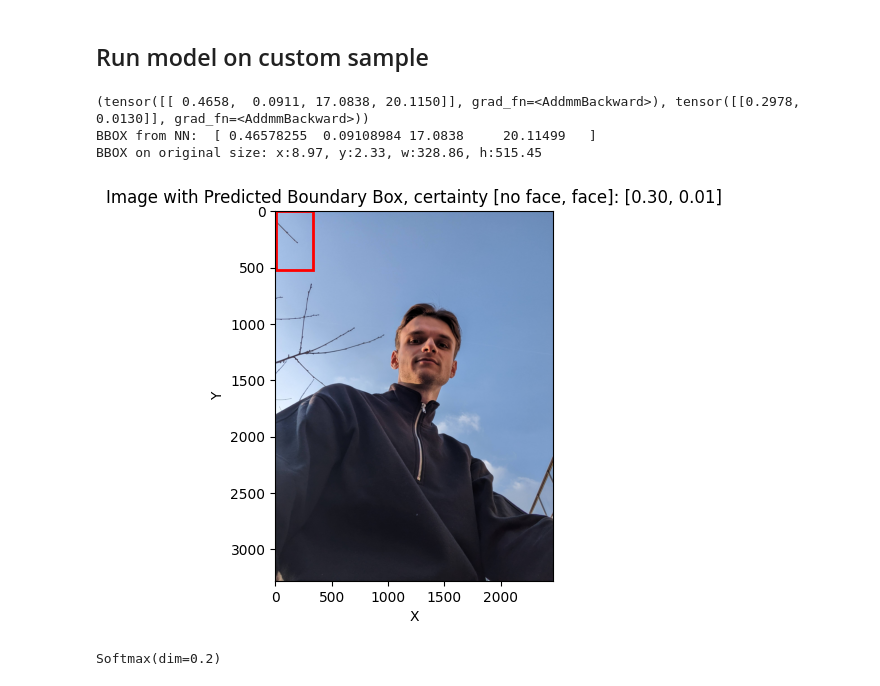
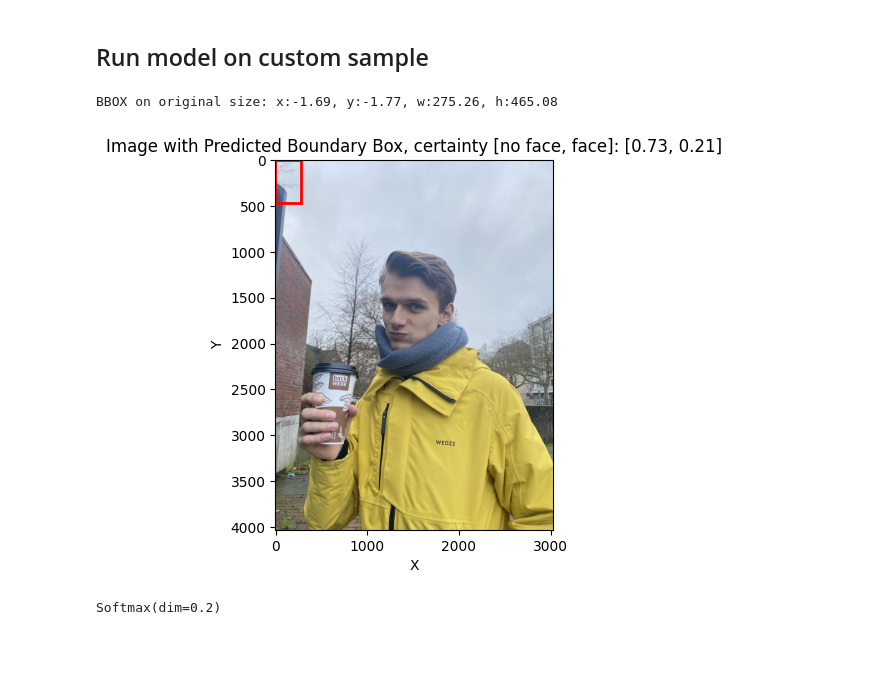
Before and after one commit to lionnus/MAX78000-Face-Detection, a Jupyter notebook: pytorch_face_detection.ipynb, the cells around one changed output. Saved outputs shown, nothing was run; the diff lists cells and outputs as text; code cells hidden in the pictures; blank space fills up the shorter version.

```diff
--- a/pytorch_face_detection.ipynb
+++ b/pytorch_face_detection.ipynb
@@ -992,68 +988,69 @@ torch.save(model.state_dict(), new_model_path)
 # %% [markdown]
 ## Run model on custom sample
 # %%
-# open the saved pytorch model.pth on cpu
+from PIL import Image, ImageOps
+
+# Set the device (CPU or GPU)
+device = torch.device("cuda" if torch.cuda.is_available() else "cpu")
+
+# Load the model
 model = WIDERFaceONet()
-# model = WIDERFaceNet()
-model.load_state_dict(torch.load("models/WIDERFaceONet10.pth",map_location="cpu"))
-#model_path_ai8x="../Exercise8/ai8x-training/logs/2023.05.23-134755/best.pth.tar"
-#model.load_state_dict(torch.load(model_path_ai8x))
+model.load_state_dict(torch.load("models/WIDERFaceONet11.pth", map_location=device))
+model.to(device)
 model.eval()
 
-# Run the trained PyTorch model on a sample from the test set
-# Get a random sample from the test_loader
-# images, labels = test_dataset[7]
-#import Image library
-from PIL import Image, ImageOps
-#load image test_pic
-image_test = Image.open('/home/lionnus/OneDrive/Ubuntu/MLonMCU/maxim7800-face-detection/test_pic1.jpg')
+# Load and preprocess the image
+image_test = Image.open('/home/lionnus/OneDrive/Ubuntu/MLonMCU/maxim7800-face-detection/test_pic2.jpg')
 image_test = ImageOps.exif_transpose(image_test)
 
-# Preprocess the image
+# Define the transformation
 transform = transforms.Compose([
-    transforms.Resize((param_dim_x,param_dim_y)),  # Resize to match the model's input size
-    transforms.ToTensor()  # Convert image to tensor
-    #transforms.Normalize(mean=[-127.0/255.0, -127.0/255.0, -127.0/255.0], std=[1.0, 1.0, 1.0])
+    transforms.Resize((param_dim_x, param_dim_y)),
+    transforms.ToTensor()
 ])
-image_test_trans = transform(image_test).unsqueeze(0)
 
-# Run model on image
-print(model(image_test_trans))
-predicted_coords, face_label = model(image_test_trans.to(device)) #WIDERFaceONet
-# predicted_coords = model(image_test_trans.to(device)) #WIDERFaceNet
-#convert to numpy
-predicted_coords = predicted_coords[0].cpu().detach().numpy()#*param_dim_x
-# predicted_coords = predicted_coords
-print('BBOX from NN: ',predicted_coords)
-#plot the image_test with the predicted coordinates
+# Apply the transformation and move the tensor to the appropriate device
+image_test_trans = transform(image_test).unsqueeze(0).to(device)
 
-# Create a figure and plot the image
+# Run the model on the image
+if model.__class__.__name__ == "WIDERFaceONet":
+    predicted_coords, face_label = model(image_test_trans)
+else:
+    predicted_coords = model(image_test_trans)
+
+# Move the predicted coordinates to the CPU and convert to numpy
+predicted_coords = predicted_coords[0].cpu().detach().numpy()
+
+# Plot the image and the predicted coordinates
 fig, ax = plt.subplots()
 plt.imshow(image_test)
 
-# Plot the predicted coordinates on the image
+# Convert coordinates to image dimensions
 x, y, w, h = predicted_coords
-# Convert coordinates to image dimensions
-x = x * image_test.size[0]/param_dim_x
-y = y * image_test.size[1]/param_dim_y
-w = w * image_test.size[0]/param_dim_x
-h = h * image_test.size[1]/param_dim_y
+x = x * image_test.size[0] / param_dim_x
+y = y * image_test.size[1] / param_dim_y
+w = w * image_test.size[0] / param_dim_x
+h = h * image_test.size[1] / param_dim_y
 print('BBOX on original size: x:{:.2f}, y:{:.2f}, w:{:.2f}, h:{:.2f}'.format(x, y, w, h))
 
+# Add a rectangle patch to the image
 rect = patches.Rectangle((x, y), w, h, linewidth=2, edgecolor='r', facecolor='none')
 ax.add_patch(rect)
+
 # Set plot title and labels
-ax.set_title('Image with Predicted Boundary Box, certainty [no face, face]: [{:.2f}, {:.2f}]'.format(face_label.detach().numpy()[0][0],face_label.detach().numpy()[0][1]))
+if model.__class__.__name__ == "WIDERFaceONet":
+    ax.set_title('Image with Predicted Boundary Box, certainty [no face, face]: [{:.2f}, {:.2f}]'.format(face_label[0][0], face_label[0][1]))
+else:
+    ax.set_title('Image with Predicted Boundary Box')
+
 ax.set_xlabel('X')
 ax.set_ylabel('Y')
 
 # Show the plot
 plt.show()
 # %% [output]
-(tensor([[ 0.4658,  0.0911, 17.0838, 20.1150]], grad_fn=<AddmmBackward>), tensor([[0.2978, 0.0130]], grad_fn=<AddmmBackward>))
-BBOX from NN:  [ 0.46578255  0.09108984 17.0838     20.11499   ]
-BBOX on original size: x:8.97, y:2.33, w:328.86, h:515.45
+BBOX on original size: x:-1.69, y:-1.77, w:275.26, h:465.08
-[figure, old version]
+[figure, new version]
 # %%
 # %% [output]
 Softmax(dim=0.2)
```
Also changed, not shown: parts of 1 cell of this notebook.
